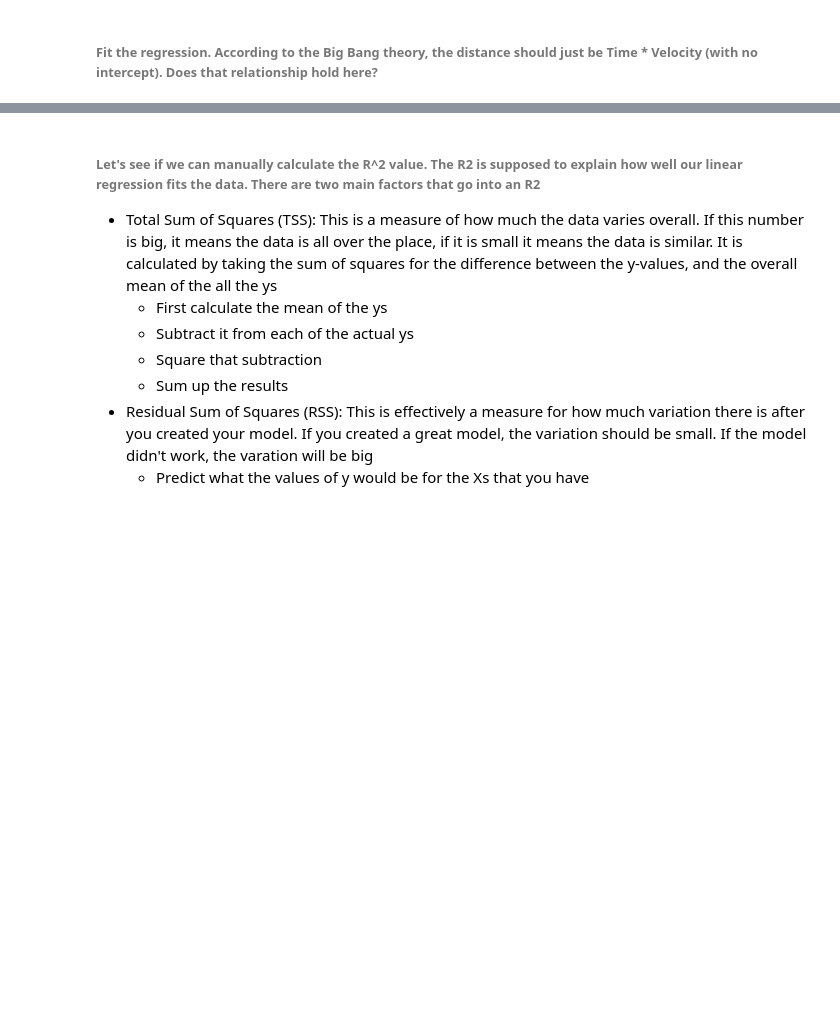
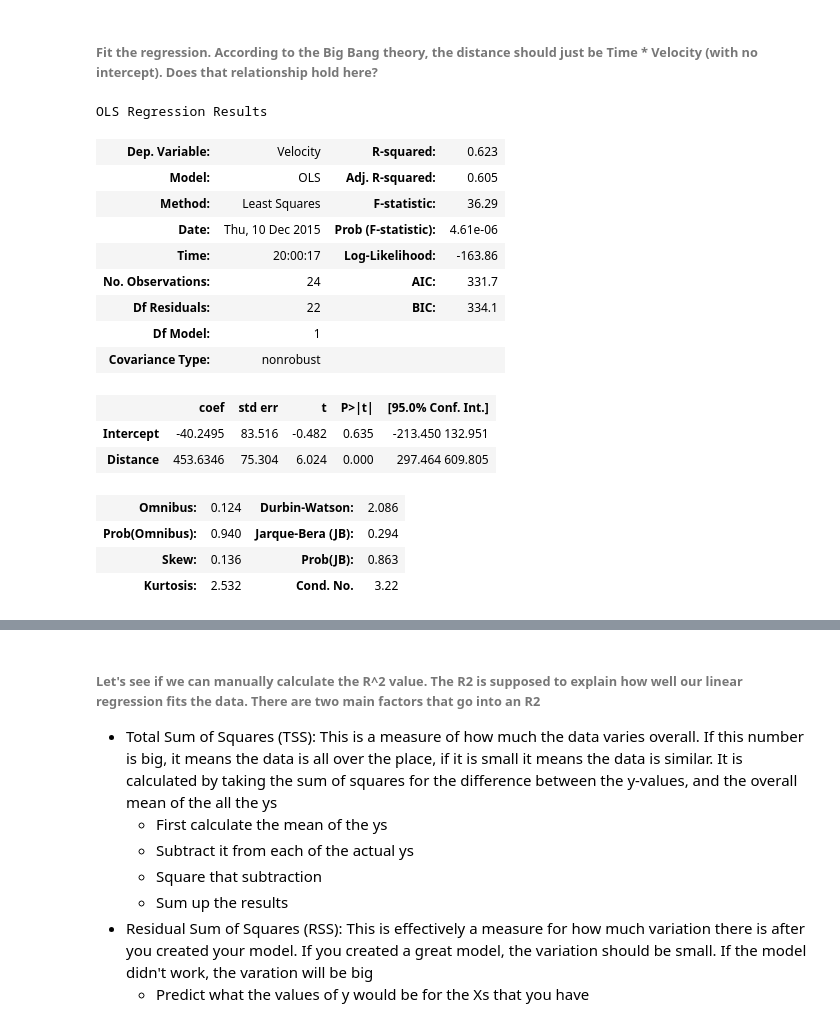
Before and after one commit to Whitepatrick/data_science, a Jupyter notebook: notebooks/LABS/Linear Regression Workshop.ipynb, the cells around one changed output, grey strips where cells are left out. Saved outputs shown, nothing was run; the diff lists cells and outputs as text; code cells hidden in the pictures; blank space fills up the shorter version.

```diff
--- a/notebooks/LABS/Linear Regression Workshop.ipynb
+++ b/notebooks/LABS/Linear Regression Workshop.ipynb
@@ -46,2 +115,23 @@ import statsmodels as sm
 # %% [markdown]
 ###### Fit the regression. According to the Big Bang theory, the distance should just be Time * Velocity (with no intercept). Does that relationship hold here?
+# %%
+lm2 = smf.ols(formula='Velocity ~ Distance', data=data).fit()
+lm2.summary()
+# %% [output]
+OLS Regression Results
+| Dep. Variable: | Velocity | R-squared: | 0.623 |
+| Model: | OLS | Adj. R-squared: | 0.605 |
+| Method: | Least Squares | F-statistic: | 36.29 |
+| Date: | Thu, 10 Dec 2015 | Prob (F-statistic): | 4.61e-06 |
+| Time: | 20:00:17 | Log-Likelihood: | -163.86 |
+| No. Observations: | 24 | AIC: | 331.7 |
+| Df Residuals: | 22 | BIC: | 334.1 |
+| Df Model: | 1 |  |  |
+| Covariance Type: | nonrobust |  |  |
+|  | coef | std err | t | P>|t| | [95.0% Conf. Int.] |
+| Intercept | -40.2495 | 83.516 | -0.482 | 0.635 | -213.450 132.951 |
+| Distance | 453.6346 | 75.304 | 6.024 | 0.000 | 297.464 609.805 |
+| Omnibus: | 0.124 | Durbin-Watson: | 2.086 |
+| Prob(Omnibus): | 0.940 | Jarque-Bera (JB): | 0.294 |
+| Skew: | 0.136 | Prob(JB): | 0.863 |
+| Kurtosis: | 2.532 | Cond. No. | 3.22 |
```
Also changed, not shown: parts of 25 cells of this notebook, 3 other files.
